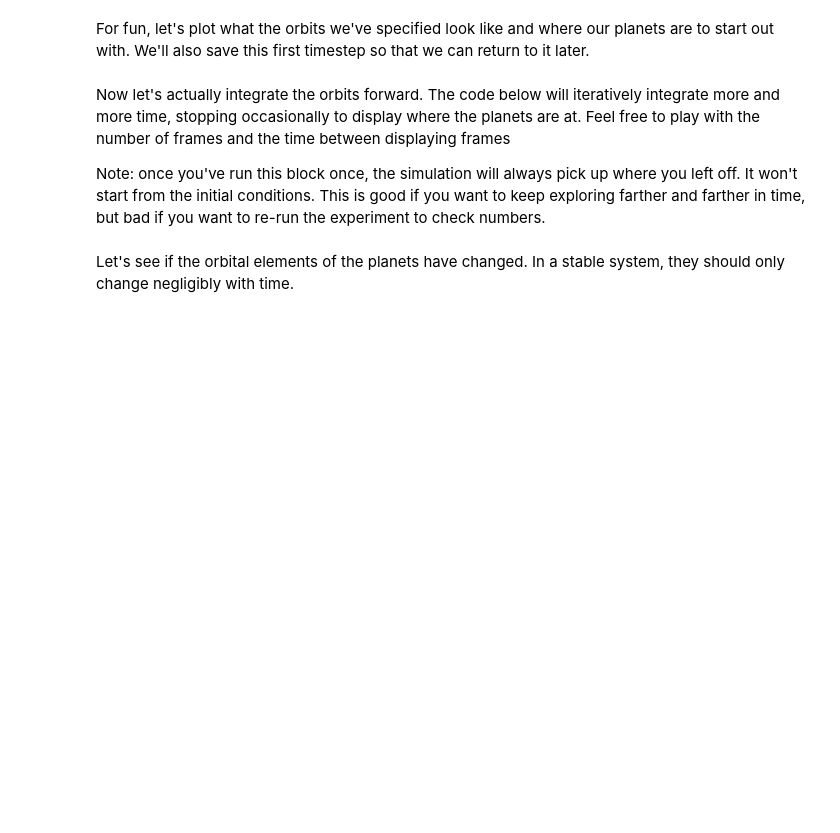
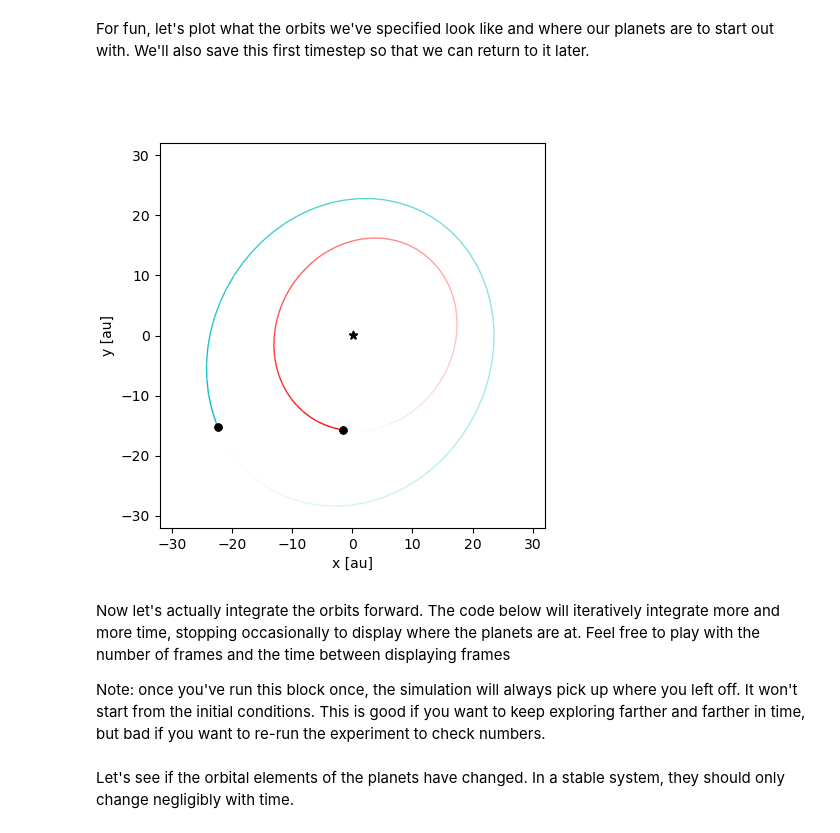
Before and after one commit to trentdupuy/PHYS10111_REBOUND, a Jupyter notebook: rebound_HR8799.ipynb, the cells around one changed output. Saved outputs shown, nothing was run; the diff lists cells and outputs as text; code cells hidden in the pictures; blank space fills up the shorter version.

```diff
--- a/rebound_HR8799.ipynb
+++ b/rebound_HR8799.ipynb
@@ -66,10 +89,12 @@ for p in sim.particles:
 For fun, let's plot what the orbits we've specified look like and where our planets are to start out with. We'll also save this first timestep so that we can return to it later.
 # %%
 # plot our starting point
-op = rebound.OrbitPlot(sim, color=True, periastron=False, unitlabel="[au]")
+op = rebound.OrbitPlot(sim, color=True, periastron=False, unitlabel="[au]",xlim=[-32,32.],ylim=[-32,32.])
 
 # save our starting point
 sim.save("start.bin")
+# %% [output]
+[figure, added]
 # %% [markdown]
 Now let's actually integrate the orbits forward. The code below will iteratively integrate more and more time, stopping occasionally to display where the planets are at. Feel free to play with the number of frames and the time between displaying frames
 
```
Also changed, not shown: parts of 13 cells of this notebook.
